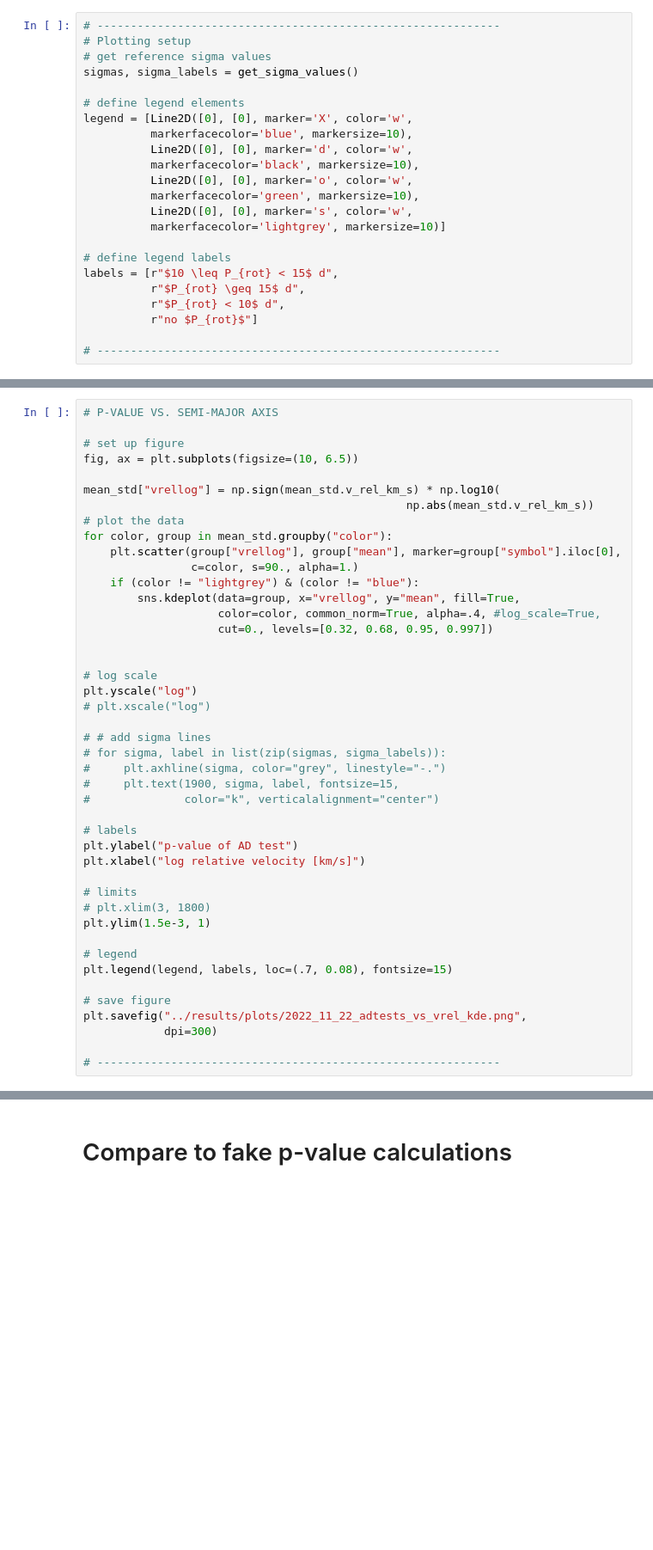
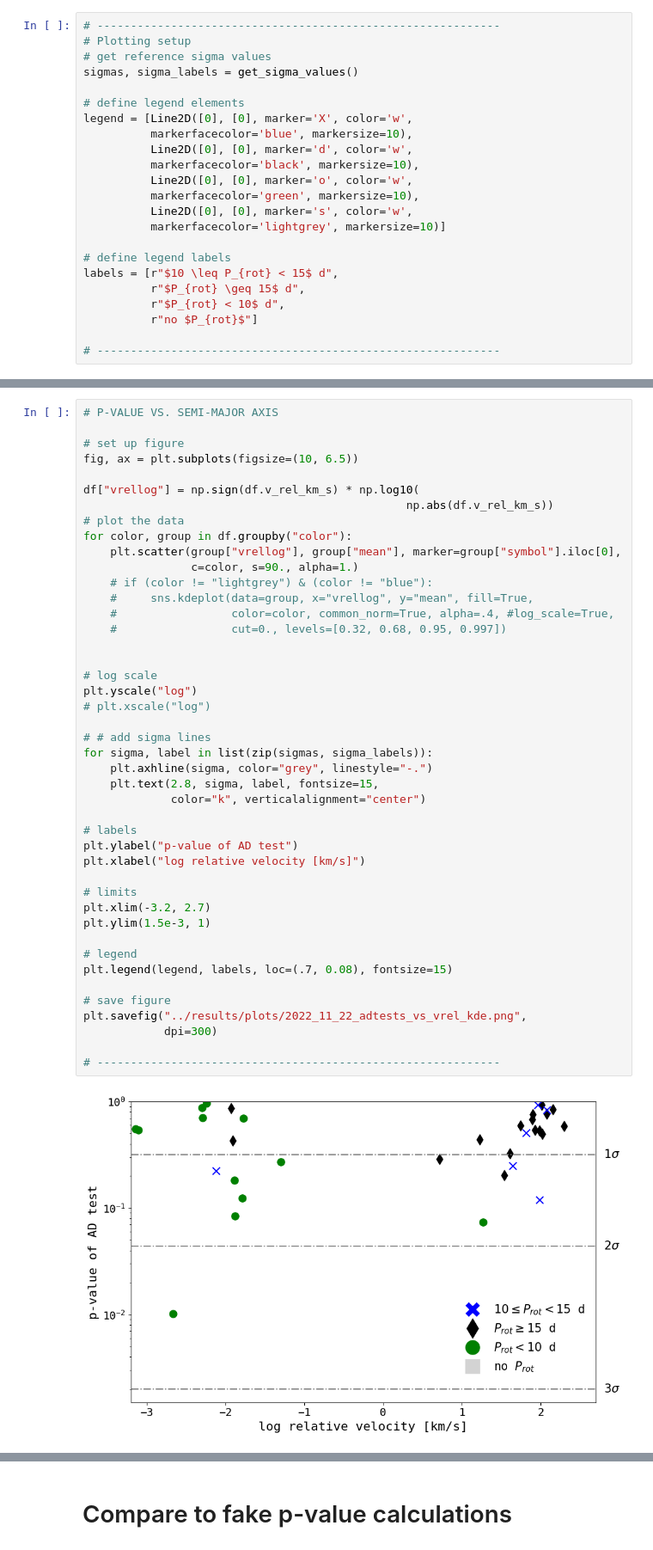
Before and after one commit to ekaterinailin/flaring-spi, a Jupyter notebook: notebooks/_07_stars_vs_adtests.ipynb, the cells around one changed output, grey strips where cells are left out. Shown at 86% size. Saved outputs shown, nothing was run; the diff lists cells and outputs as text; blank space fills up the shorter version.

```diff
--- a/notebooks/_07_stars_vs_adtests.ipynb
+++ b/notebooks/_07_stars_vs_adtests.ipynb
@@ -237,43 +192,45 @@ plt.savefig("../results/plots/2022_11_22_adtests_vs_semimajor_axis_kde.png",
 
 # set up figure
 fig, ax = plt.subplots(figsize=(10, 6.5))
 
-mean_std["vrellog"] = np.sign(mean_std.v_rel_km_s) * np.log10(
-                                                np.abs(mean_std.v_rel_km_s))
+df["vrellog"] = np.sign(df.v_rel_km_s) * np.log10(
+                                                np.abs(df.v_rel_km_s))
 # plot the data
-for color, group in mean_std.groupby("color"):
+for color, group in df.groupby("color"):
     plt.scatter(group["vrellog"], group["mean"], marker=group["symbol"].iloc[0],
                 c=color, s=90., alpha=1.)
-    if (color != "lightgrey") & (color != "blue"):
-        sns.kdeplot(data=group, x="vrellog", y="mean", fill=True,
-                    color=color, common_norm=True, alpha=.4, #log_scale=True,
-                    cut=0., levels=[0.32, 0.68, 0.95, 0.997])
+    # if (color != "lightgrey") & (color != "blue"):
+    #     sns.kdeplot(data=group, x="vrellog", y="mean", fill=True,
+    #                 color=color, common_norm=True, alpha=.4, #log_scale=True,
+    #                 cut=0., levels=[0.32, 0.68, 0.95, 0.997])
 
 
 # log scale
 plt.yscale("log")
 # plt.xscale("log")
 
 # # add sigma lines
-# for sigma, label in list(zip(sigmas, sigma_labels)):
-#     plt.axhline(sigma, color="grey", linestyle="-.")
-#     plt.text(1900, sigma, label, fontsize=15,
-#              color="k", verticalalignment="center")
+for sigma, label in list(zip(sigmas, sigma_labels)):
+    plt.axhline(sigma, color="grey", linestyle="-.")
+    plt.text(2.8, sigma, label, fontsize=15,
+             color="k", verticalalignment="center")
 
 # labels
 plt.ylabel("p-value of AD test")
 plt.xlabel("log relative velocity [km/s]")
 
 # limits
-# plt.xlim(3, 1800)
+plt.xlim(-3.2, 2.7)
 plt.ylim(1.5e-3, 1)
 
 # legend
 plt.legend(legend, labels, loc=(.7, 0.08), fontsize=15)
 
 # save figure
 plt.savefig("../results/plots/2022_11_22_adtests_vs_vrel_kde.png",
             dpi=300)
 
 # ------------------------------------------------------------
+# %% [output]
+[figure, added]
 # %%
```
Also changed, not shown: parts of 14 cells of this notebook, 4 other files.
